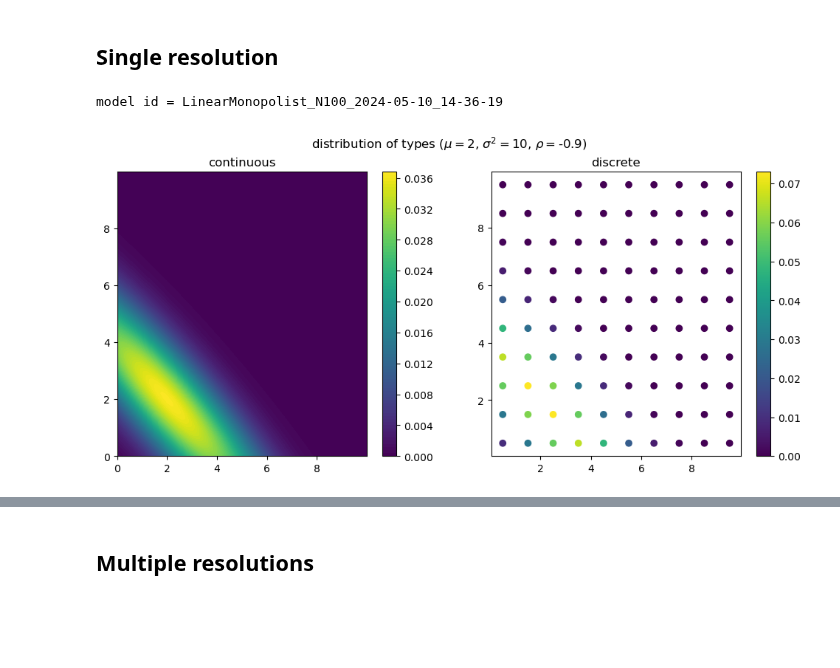
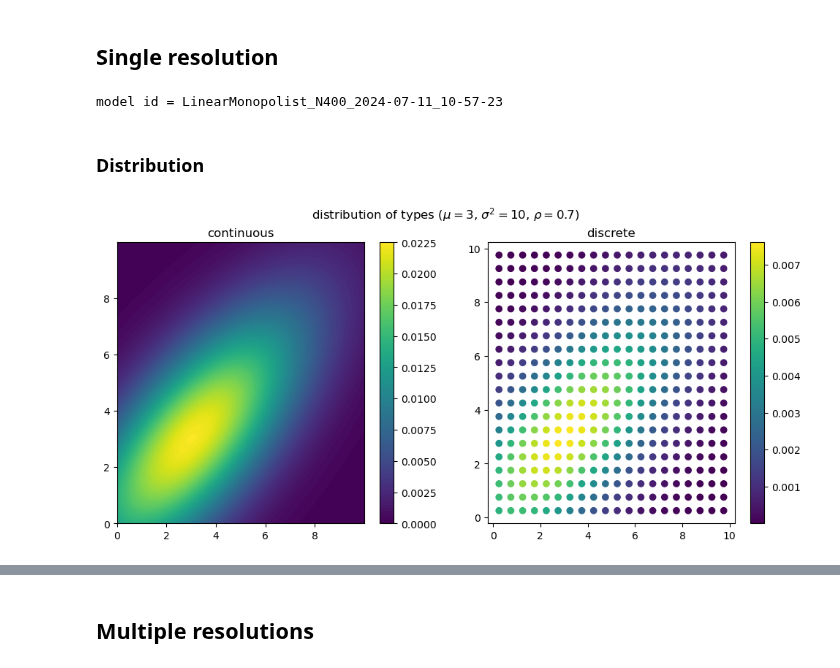
Before and after one commit to x-dupuis/screening-algo, a Jupyter notebook: examples/Schmalensee.ipynb, the cells around one changed output, grey strips where cells are left out. Drawn from its saved outputs; the diff is of its cells as text; code cells hidden in the pictures; blank space fills up the shorter version.

```diff
--- a/examples/Schmalensee.ipynb
+++ b/examples/Schmalensee.ipynb
@@ -16,13 +16,14 @@ from modules import LinearMonopolist
 # %% [markdown]
 ## Single resolution
 # %%
-n0, n1 = 10, 10
+### Types setting
+n0, n1 = 20, 20
 t0, t1 =  np.linspace(0, 10, num=n0+1, dtype=np.float32), np.linspace(0, 10, num=n1+1, dtype=np.float32)  #  [1, 1.5, 3], [0, 0.5, 1]
 theta0 = (t0[1:]+t0[:-1])/2 ; theta1 = (t1[1:]+t1[:-1])/2
 theta0, theta1 = np.meshgrid(theta0,theta1)
 theta = np.stack((theta0.flatten(), theta1.flatten())); N = theta.shape[-1] # number of types
 
-mu = 2; sigma2 = 10; rho = -0.9
+mu = 3; sigma2 = 10; rho = 0.7
 distribution = multivariate_normal(mu*np.array([1, 1]), sigma2*np.array([[1, rho], [rho,1]]))
 cd = distribution.cdf(np.dstack(np.meshgrid(t0,t1)))
 f = cd[1:,1:] + cd[:-1,:-1] - cd[1:,:-1] - cd[:-1,1:]
@@ -33,16 +34,5 @@ param = {'substituable':False, 'mu':mu, 'simga2':sigma2, 'rho':rho}   # False fo
 
 ### Objects
 model = LinearMonopolist(theta, f, param)
-
-fig, axs = plt.subplots(1,2, figsize=(12,5))
-c0, c1 = np.mgrid[np.min(t0):np.max(t0):0.01, np.min(t1):np.max(t1):0.01]
-ctypes = axs[0].contourf(c0, c1, distribution.pdf(np.dstack((c0, c1))), 100)
-_ = fig.colorbar(ctypes)
-_ = axs[0].set_title('continuous')
-dtypes = axs[1].scatter(theta0, theta1, c=f)
-_ = fig.colorbar(dtypes)
-_ = axs[1].set_title('discrete')
-_ = fig.suptitle(rf'distribution of types ($\mu=${mu}, $\sigma^2=${sigma2}, $\rho=${rho})')
 # %% [output]
-model id = LinearMonopolist_N100_2024-05-10_14-36-19
+model id = LinearMonopolist_N400_2024-07-11_10-57-23
-[figure, removed]
@@ -51,0 +39,16 @@ model id = LinearMonopolist_N100_2024-05-10_14-36-19
+# %% [markdown]
+### Distribution
+# %%
+fig, axs = plt.subplots(1,2, figsize=(12,5))
+c0, c1 = np.mgrid[np.min(t0):np.max(t0):0.01, np.min(t1):np.max(t1):0.01]
+ctypes = axs[0].contourf(c0, c1, distribution.pdf(np.dstack((c0, c1))), 100)
+_ = fig.colorbar(ctypes)
+_ = axs[0].set_title('continuous')
+dtypes = axs[1].scatter(theta0, theta1, c=f)
+_ = fig.colorbar(dtypes)
+_ = axs[1].set_title('discrete')
+_ = fig.suptitle(rf'distribution of types ($\mu=${mu}, $\sigma^2=${sigma2}, $\rho=${rho})')
+path = 'results/'+model.id+'_discretization'
+fig.savefig(path, bbox_inches="tight", pad_inches=0.05)
+# %% [output]
+[figure, added]
```
Also changed, not shown: parts of 33 cells of this notebook, 8 other files.
